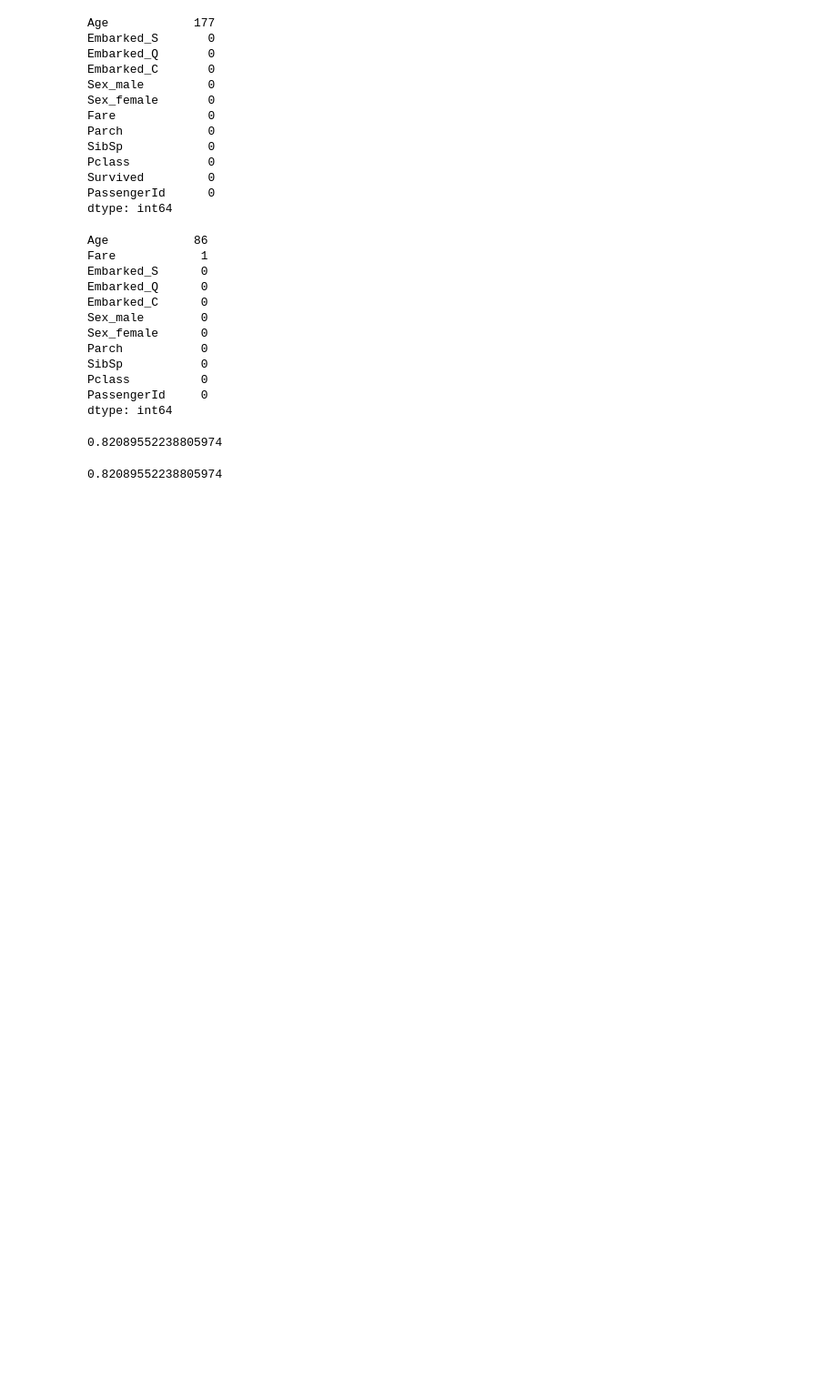
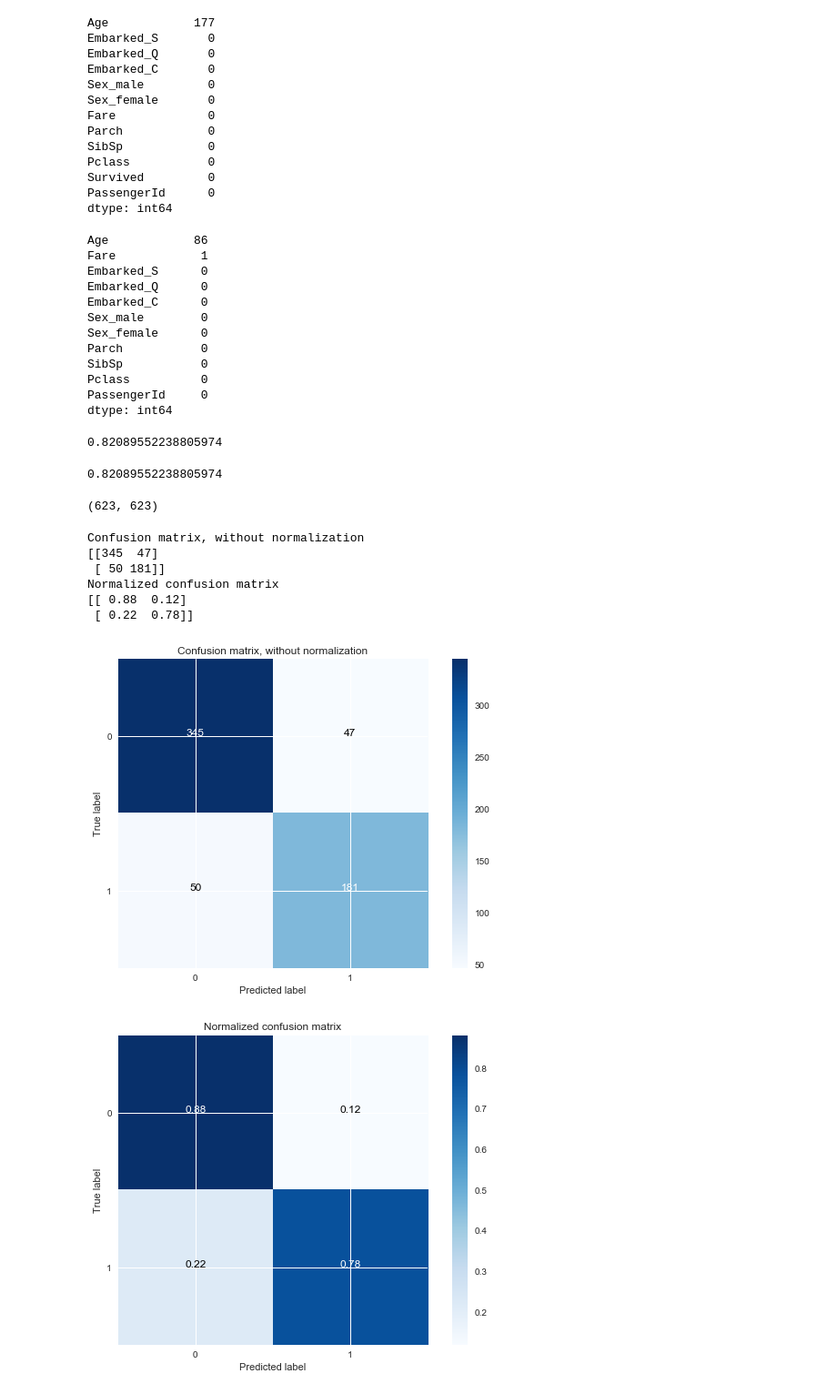
Before and after one commit to YitzhakAndrade/kaggle-titanic, a Jupyter notebook: decision-tree.ipynb, the cells around one changed output. Shown at 91% size. Saved outputs shown, nothing was run; the diff lists cells and outputs as text; code cells hidden in the pictures; blank space fills up the shorter version.

```diff
--- a/decision-tree.ipynb
+++ b/decision-tree.ipynb
@@ -89,6 +88,7 @@ tree.score(test_X, test_y)
 # %% [output]
 0.82089552238805974
 # %%
+test_y_pred = tree.predict(train_X)
 tree.score(test_X, test_y)
 # %% [output]
 0.82089552238805974
@@ -100,0 +140,31 @@ results.to_csv('./output/results.csv', index=False)
+# %%
+len(train_y), len(test_y_pred)
+# %% [output]
+(623, 623)
+# %%
+class_names = [0,1]
+
+# Compute confusion matrix
+cnf_matrix = confusion_matrix(train_y, test_y_pred)
+np.set_printoptions(precision=2)
+
+# Plot non-normalized confusion matrix
+plt.figure()
+plot_confusion_matrix(cnf_matrix, classes=class_names,
+                      title='Confusion matrix, without normalization')
+
+# Plot normalized confusion matrix
+plt.figure()
+plot_confusion_matrix(cnf_matrix, classes=class_names, normalize=True,
+                      title='Normalized confusion matrix')
+
+plt.show()
+# %% [output]
+Confusion matrix, without normalization
+[[345  47]
+ [ 50 181]]
+Normalized confusion matrix
+[[ 0.88  0.12]
+ [ 0.22  0.78]]
+[figure, added]
+[figure, added]
```
Also changed, not shown: parts of 3 cells of this notebook.
